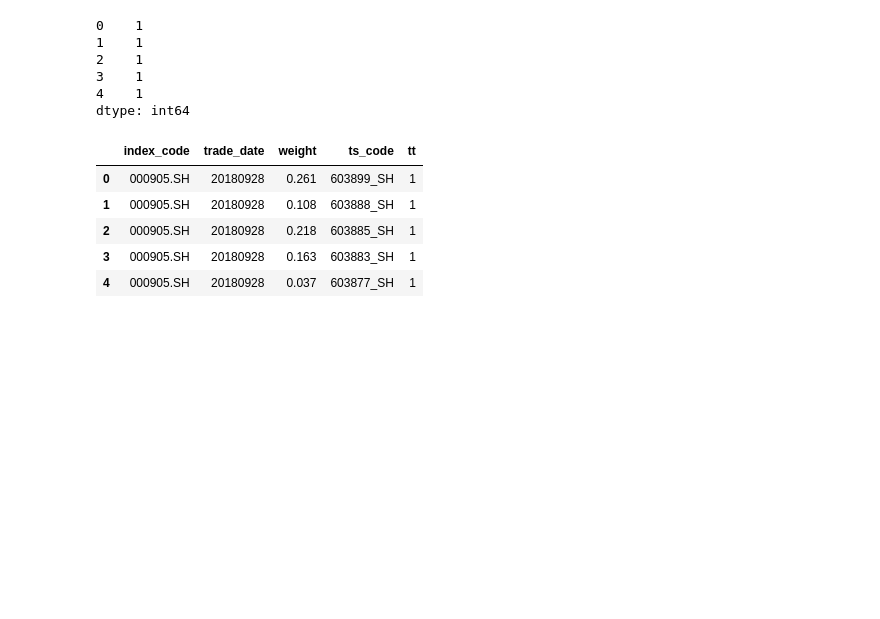
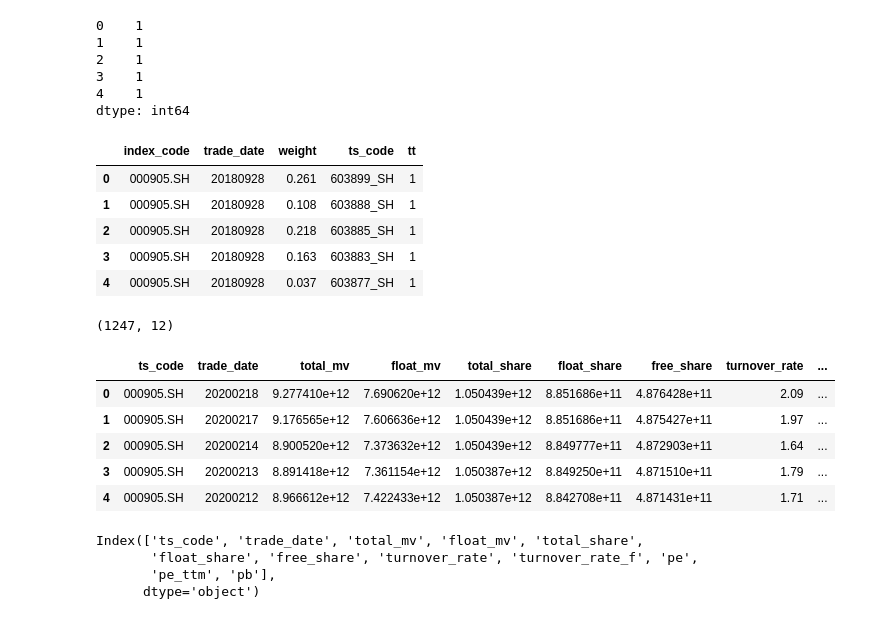
Before and after one commit to digu1216/quantBigA, a Jupyter notebook: jupyter_notebook/stock.ipynb, the cells around one changed output. Saved outputs shown, nothing was run; the diff lists cells and outputs as text; code cells hidden in the pictures; blank space fills up the shorter version.

```diff
--- a/jupyter_notebook/stock.ipynb
+++ b/jupyter_notebook/stock.ipynb
@@ -107,0 +106,22 @@ pro.index_daily??
+# %%
+df = pro.index_dailybasic(ts_code='000905.SH', start_date='20150101', end_date='20200218')
+# %%
+df.shape
+# %% [output]
+(1247, 12)
+# %%
+df.head()
+# %% [output]
+|  | ts_code | trade_date | total_mv | float_mv | total_share | float_share | free_share | turnover_rate | ... |
+| 0 | 000905.SH | 20200218 | 9.277410e+12 | 7.690620e+12 | 1.050439e+12 | 8.851686e+11 | 4.876428e+11 | 2.09 | ... |
+| 1 | 000905.SH | 20200217 | 9.176565e+12 | 7.606636e+12 | 1.050439e+12 | 8.851686e+11 | 4.875427e+11 | 1.97 | ... |
+| 2 | 000905.SH | 20200214 | 8.900520e+12 | 7.373632e+12 | 1.050439e+12 | 8.849777e+11 | 4.872903e+11 | 1.64 | ... |
+| 3 | 000905.SH | 20200213 | 8.891418e+12 | 7.361154e+12 | 1.050387e+12 | 8.849250e+11 | 4.871510e+11 | 1.79 | ... |
+| 4 | 000905.SH | 20200212 | 8.966612e+12 | 7.422433e+12 | 1.050387e+12 | 8.842708e+11 | 4.871431e+11 | 1.71 | ... |
+# %%
+df.columns
+# %% [output]
+Index(['ts_code', 'trade_date', 'total_mv', 'float_mv', 'total_share',
+       'float_share', 'free_share', 'turnover_rate', 'turnover_rate_f', 'pe',
+       'pe_ttm', 'pb'],
+      dtype='object')
```
Also changed, not shown: parts of 1 cell of this notebook, 4 other files.
